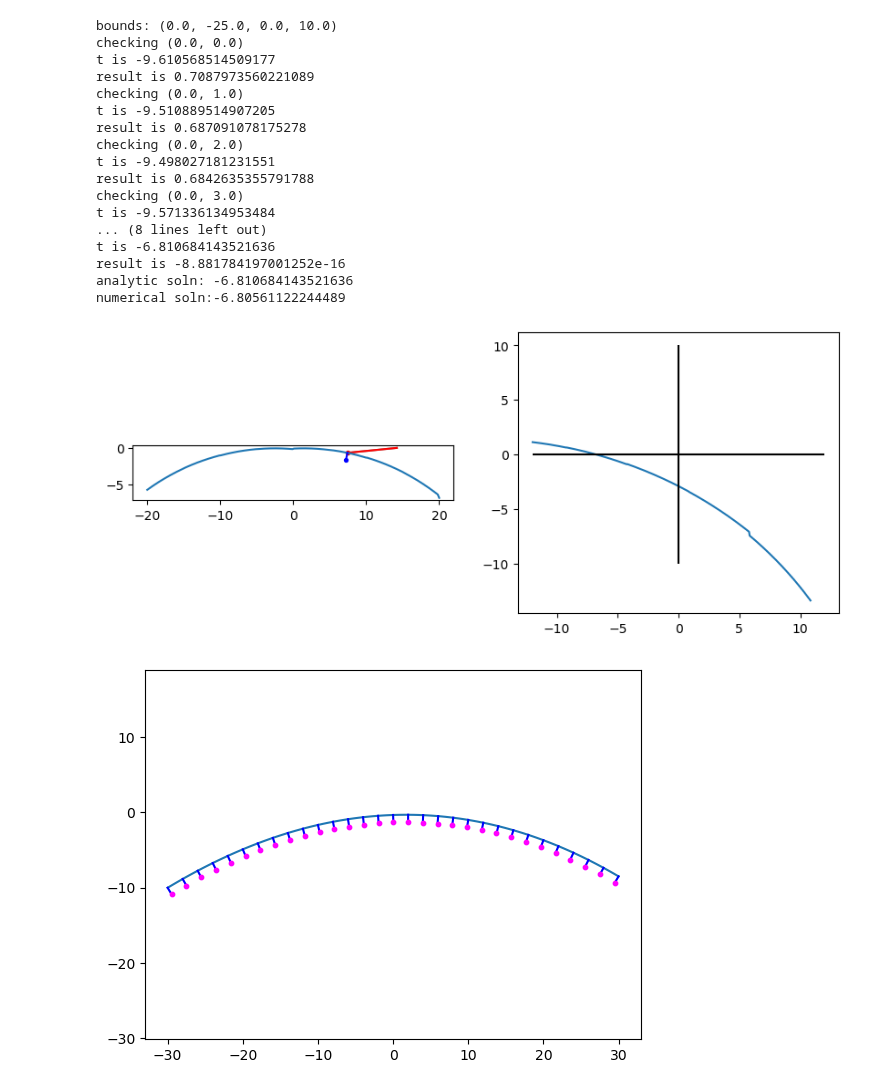
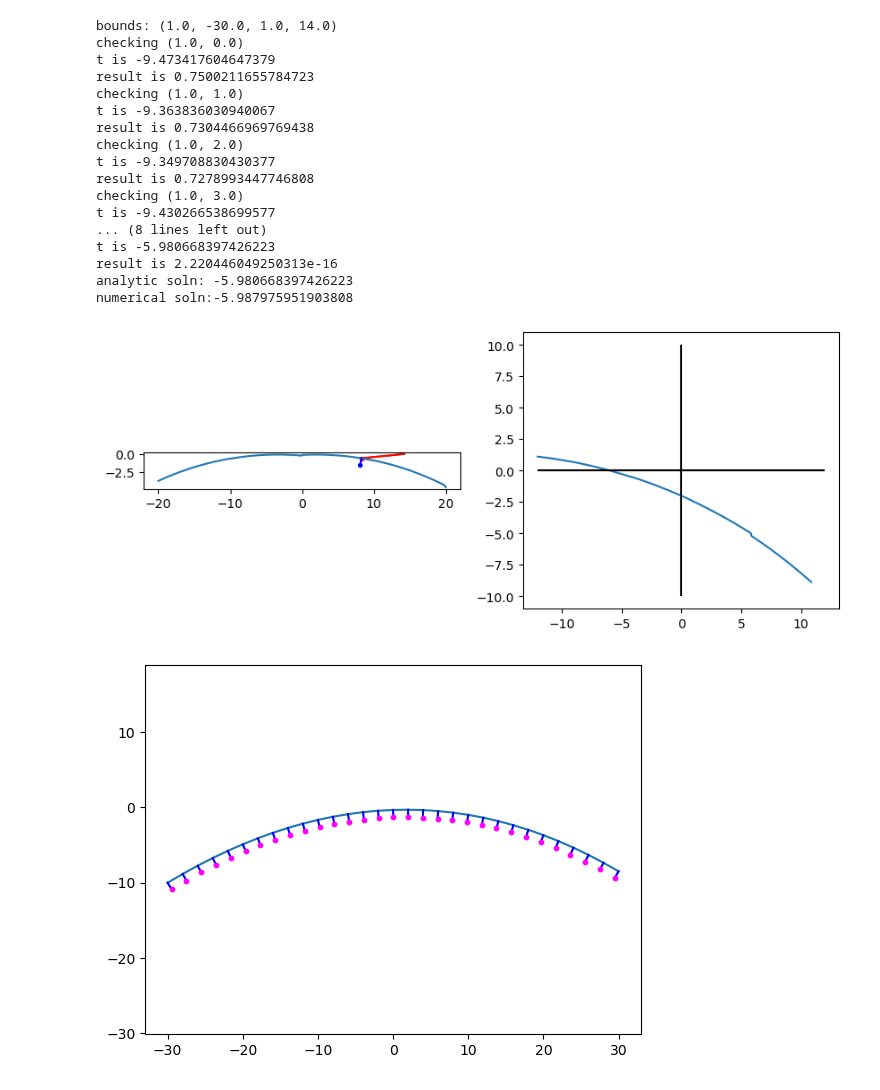
Before and after one commit to ellenle3/ifugen, a Jupyter notebook: python/surface_generator.ipynb, the cells around one changed output. Drawn from its saved outputs; the diff is of its cells as text; code cells hidden in the pictures.

```diff
--- a/python/surface_generator.ipynb
+++ b/python/surface_generator.ipynb
@@ -127,7 +156,7 @@ p = ImageSlicerParams(
     cylinder = 0,
     n_each = 5,
     n_rows = 2,
-    n_cols = 1,
+    n_cols = 3,
     angle_mode = 0,
     dalpha = -15,
     dbeta = 2,
@@ -138,7 +167,7 @@ p = ImageSlicerParams(
     gamma_cen = 0,
     dx = 10,
     dy = 5,
-    c = -1/30,
+    c = -1/40,
     k = 0,
     gx_width = 0,
     gx_depth = -3,
@@ -176,50 +205,50 @@ t = np.linspace(-12, 12, 500)
 feval = np.zeros(len(t))
 for i,t1 in enumerate(t):
     feval[i] = transfer_equation(t1, xt, yt, l, m, n, p, custom_slice_params, sag_func)
 idx = np.nanargmin(np.abs(feval))
 tnum = t[idx]
 print("numerical soln:" + str(tnum))
 
 fig, axs = plt.subplots(nrows=1, ncols=2, figsize=(10,4))
 axs[0].plot(y, surf)
 
 # Draw analytically calculated ray and surface normal
 axs[0].plot([ray_in.yt, ray_out.ys], [0, ray_out.zs], c='r', zorder=1)
 axs[0].scatter([ray_out.ys], [ray_out.zs], c='r', s=8, zorder=1)
 axs[0].plot([ray_out.ys, ray_out.ys + ray_out.mn], [ray_out.zs, ray_out.zs + ray_out.nn], c='b')
 axs[0].scatter([ray_out.ys + ray_out.mn], [ray_out.zs + ray_out.nn], c='b', s=8, zorder=10)
 
 # Numerically determined ray
 axs[0].plot([ray_in.yt, ray_in.yt + tnum*ray_in.m], [0, tnum*ray_in.n], c='gray', zorder=0)
 axs[0].scatter([ray_in.yt + tnum*ray_in.m], [tnum*ray_in.n], c='gray', s=8, zorder=0)
 
 axs[0].set_aspect("equal")
 
 axs[1].plot(t, feval)
 axs[1].hlines(0, t[0], t[-1], colors='k')
 axs[1].vlines(0, -10, 10, colors='k')
 #axs[1].set_ylim(np.nanmin(feval), np.nanmax(feval))
 
 plt.show()
 # %% [output]
-bounds: (0.0, -25.0, 0.0, 10.0)
-checking (0.0, 0.0)
-t is -9.610568514509177
-result is 0.7087973560221089
-checking (0.0, 1.0)
-t is -9.510889514907205
-result is 0.687091078175278
-checking (0.0, 2.0)
-t is -9.498027181231551
-result is 0.6842635355791788
-checking (0.0, 3.0)
-t is -9.571336134953484
+bounds: (1.0, -30.0, 1.0, 14.0)
+checking (1.0, 0.0)
+t is -9.473417604647379
+result is 0.7500211655784723
+checking (1.0, 1.0)
+t is -9.363836030940067
+result is 0.7304466969769438
+checking (1.0, 2.0)
+t is -9.349708830430377
+result is 0.7278993447746808
+checking (1.0, 3.0)
+t is -9.430266538699577
 ... (8 lines left out)
-t is -6.810684143521636
-result is -8.881784197001252e-16
-analytic soln: -6.810684143521636
-numerical soln:-6.80561122244489
+t is -5.980668397426223
+result is 2.220446049250313e-16
+analytic soln: -5.980668397426223
+numerical soln:-5.987975951903808
-[figure, old version]
+[figure, new version]
 # %%
 #sag_func = tilted_plane_sag
 #surface_norm_func = tilted_plane_surface_normal
```
Also changed, not shown: parts of 6 cells of this notebook, 16 other files.
